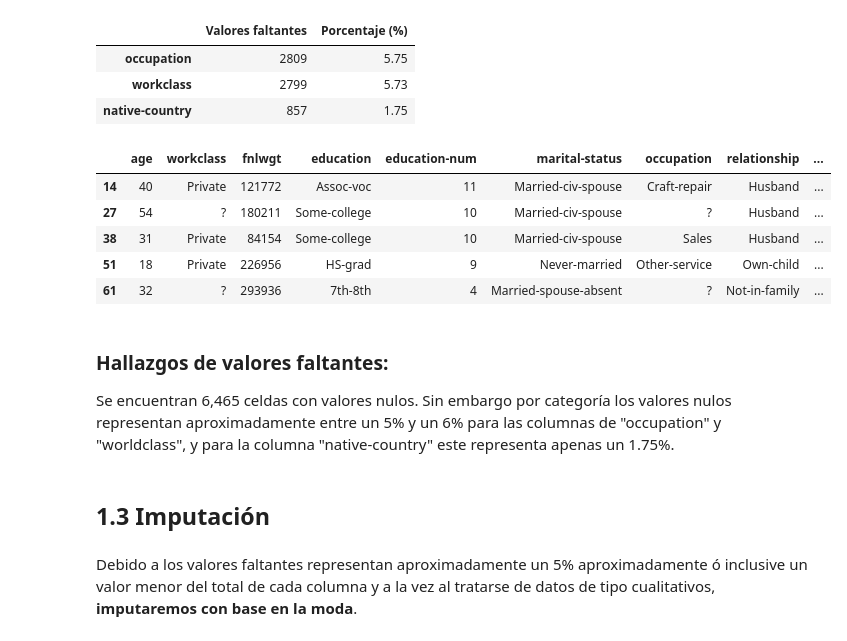
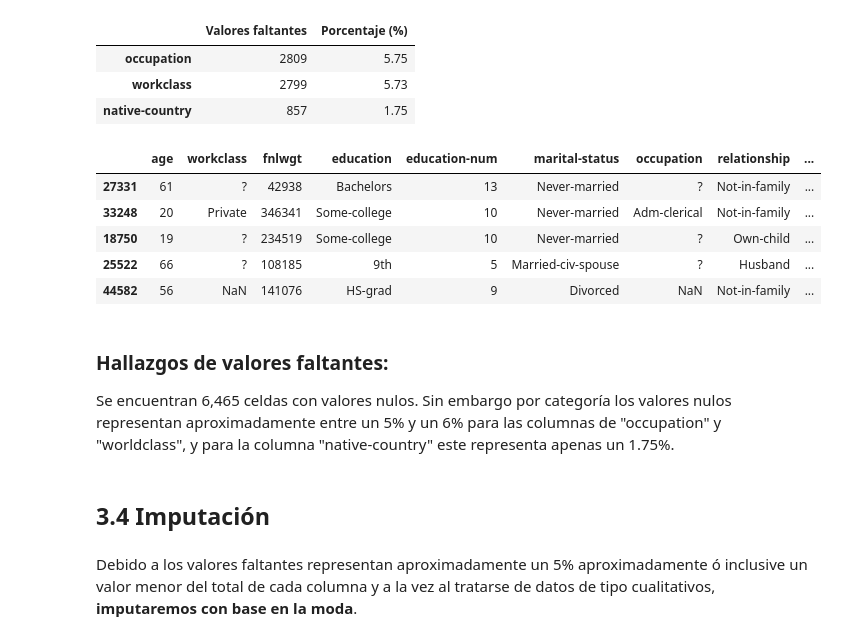
Before and after one commit to sebacalfa/ProyFinal_Mod6, a Jupyter notebook: Proyecto_Final_Mod6.ipynb, the cells around one changed output. Cells and saved outputs as stored; diff of their text form; code cells hidden in the pictures.

```diff
--- a/Proyecto_Final_Mod6.ipynb
+++ b/Proyecto_Final_Mod6.ipynb
@@ -209,21 +246,21 @@ pd.DataFrame({
 # %%
 pd.set_option('display.max_columns', None)
 
 df[df[['workclass','occupation','native-country']].isnull().any(axis=1) |
-   (df[['workclass','occupation','native-country']] == '?').any(axis=1)].head(5)
+   (df[['workclass','occupation','native-country']] == '?').any(axis=1)].sample(5)
 # %% [output]
 |  | age | workclass | fnlwgt | education | education-num | marital-status | occupation | relationship | ... |
-| 14 | 40 | Private | 121772 | Assoc-voc | 11 | Married-civ-spouse | Craft-repair | Husband | ... |
-| 27 | 54 | ? | 180211 | Some-college | 10 | Married-civ-spouse | ? | Husband | ... |
-| 38 | 31 | Private | 84154 | Some-college | 10 | Married-civ-spouse | Sales | Husband | ... |
-| 51 | 18 | Private | 226956 | HS-grad | 9 | Never-married | Other-service | Own-child | ... |
-| 61 | 32 | ? | 293936 | 7th-8th | 4 | Married-spouse-absent | ? | Not-in-family | ... |
+| 27331 | 61 | ? | 42938 | Bachelors | 13 | Never-married | ? | Not-in-family | ... |
+| 33248 | 20 | Private | 346341 | Some-college | 10 | Never-married | Adm-clerical | Not-in-family | ... |
+| 18750 | 19 | ? | 234519 | Some-college | 10 | Never-married | ? | Own-child | ... |
+| 25522 | 66 | ? | 108185 | 9th | 5 | Married-civ-spouse | ? | Husband | ... |
+| 44582 | 56 | NaN | 141076 | HS-grad | 9 | Divorced | NaN | Not-in-family | ... |
 # %% [markdown]
 ### Hallazgos de valores faltantes:
 
 Se encuentran 6,465 celdas con valores nulos. Sin embargo por categoría los valores nulos representan aproximadamente entre un 5% y un 6% para las columnas de "occupation" y "worldclass", y para la columna "native-country" este representa apenas un 1.75%.
 # %% [markdown]
-## 1.3 Imputación
+## 3.4 Imputación
 # %% [markdown]
 Debido a los valores faltantes representan aproximadamente un 5% aproximadamente ó inclusive un valor menor del total de cada columna y a la vez al tratarse de datos de tipo cualitativos, **imputaremos con base en la moda**.
 # %%
```
Also changed, not shown: parts of 21 cells of this notebook.
